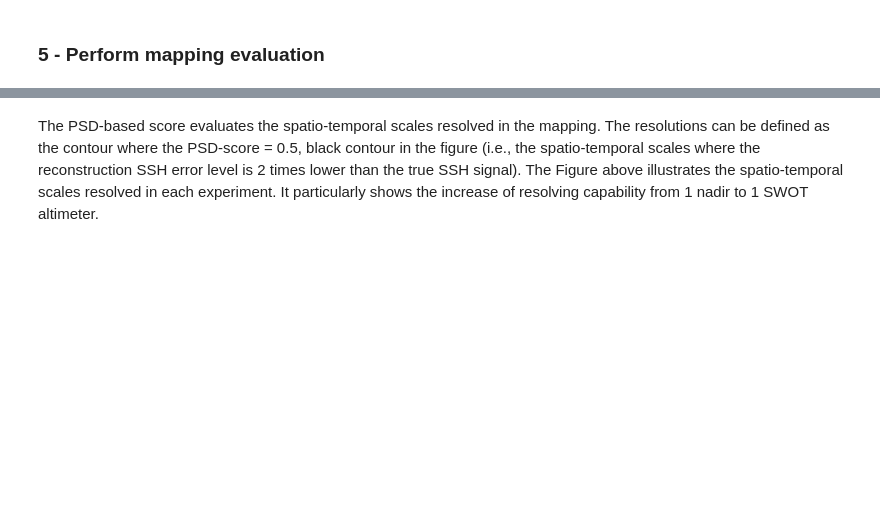
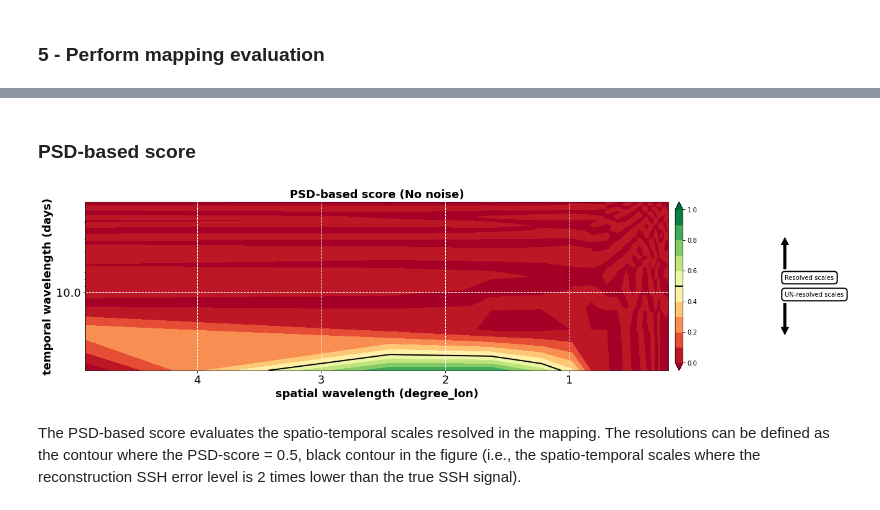
Before and after one commit to ocean-data-challenges/2023b_SSHmapping_HF_California, a Jupyter notebook: quickstart_demo_oi.ipynb, the cells around one changed output, grey strips where cells are left out. Drawn from its saved outputs; the diff is of its cells as text; code cells hidden in the pictures; blank space fills up the shorter version.

```diff
--- a/quickstart_demo_oi.ipynb
+++ b/quickstart_demo_oi.ipynb
@@ -80,7 +80,7 @@ lon_max = 237.
 lat_min = 33.
 lat_max = 38.
 time_min = numpy.datetime64('2012-02-01T00')
-time_max = numpy.datetime64('2012-02-05T00')
+time_max = numpy.datetime64('2012-02-03T00')
 dx = 0.2                                                 # zonal grid spatial step (in degree)
 dy = 0.2                                                 # meridional grid spatial step (in degree)
 dt = numpy.timedelta64(1, 'h')                           # temporal grid step
@@ -95,6 +122,14 @@ gtime = numpy.arange(time_min, time_max + dt, dt)
 # %%
+from google_drive_downloader import GoogleDriveDownloader as gdd
+
+gdd.download_file_from_google_drive(file_id='15qIUdWyEudC_YFgAPocuBQ9uvxInDnIC',
+                                    dest_path='./GD-NR-DC2022a.zip',
+                                    unzip=True)
+!rm GD-NR-DC2022a.zip
+
+
 # Nature run SSH for mapping evaluation
-path_ref = 'data/NR/ssh_filt_201*.nc'
+path_ref = './GD-NR-DC2022a/ssh_filt_201*.nc'
 dc_ref = xr.open_mfdataset(path_ref, combine='nested', concat_dim='time', parallel=True) #.sortby('time')
 dc_ref = dc_ref.sortby('time')
 
@@ -464,2 +264,10 @@ plot_psd_score_v0(psd_concat)
+# %% [markdown]
+### PSD-based score
+# %%
+psd_c = psd_oi1.expand_dims(dim='experiment')
+psd_c['experiment'] = ["No noise"]
+plot_psd_score_v0(psd_c)
+# %% [output]
+[figure, added]
 # %% [markdown]
-The PSD-based score evaluates the spatio-temporal scales resolved in the mapping. The resolutions can be defined as the contour where the PSD-score = 0.5, black contour in the figure (i.e., the spatio-temporal scales where the reconstruction SSH error level is 2 times lower than the true SSH signal). The Figure above illustrates the spatio-temporal scales resolved in each experiment. It particularly shows the increase of resolving capability from 1 nadir to 1 SWOT altimeter.
+The PSD-based score evaluates the spatio-temporal scales resolved in the mapping. The resolutions can be defined as the contour where the PSD-score = 0.5, black contour in the figure (i.e., the spatio-temporal scales where the reconstruction SSH error level is 2 times lower than the true SSH signal).
```
Also changed, not shown: parts of 28 cells of this notebook, 8 other files.
